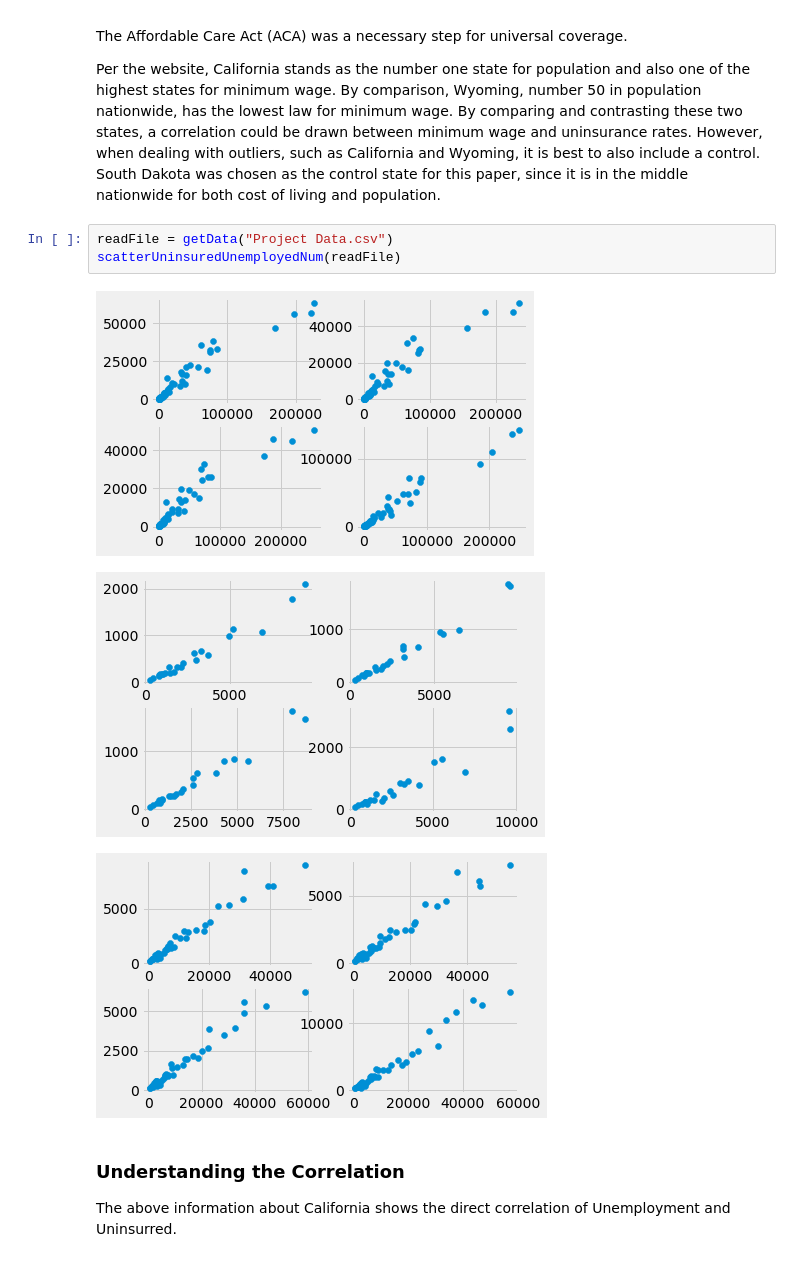
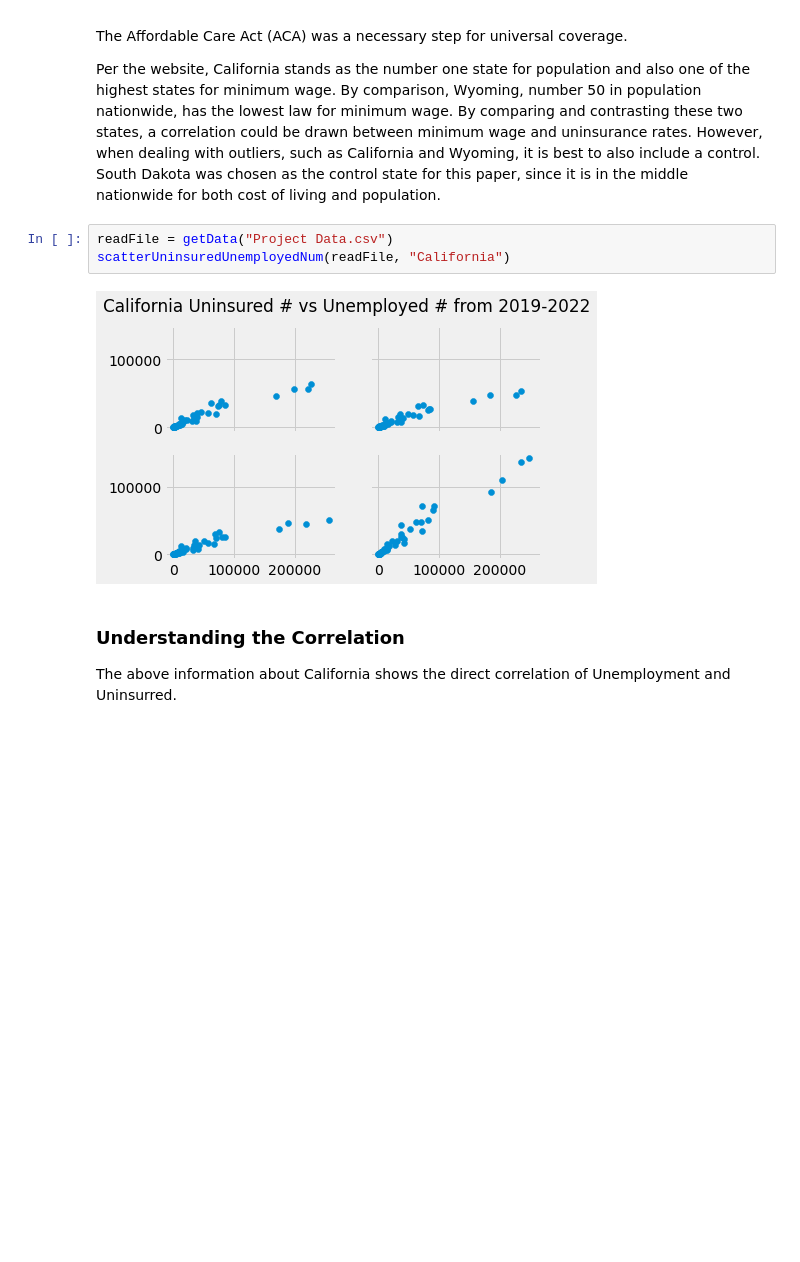
Before and after one commit to StevenWerden/APCV-361-FA22-Final, a Jupyter notebook: Final_Diguardi_Werden_Siml.ipynb, the cells around one changed output. Drawn from its saved outputs; the diff is of its cells as text; blank space fills up the shorter version.

Commit message:
Updated Final Compilation
The stacked scatterplots are done and all the code specified by the outline is there.

```diff
--- a/Final_Diguardi_Werden_Siml.ipynb
+++ b/Final_Diguardi_Werden_Siml.ipynb
@@ -45,11 +45,9 @@ The Affordable Care Act (ACA) was a necessary step for universal coverage.
 Per the website, California stands as the number one state for population and also one of the highest states for minimum wage. By comparison, Wyoming, number 50 in population nationwide, has the lowest law for minimum wage. By comparing and contrasting these two states, a correlation could be drawn between minimum wage and uninsurance rates. However, when dealing with outliers, such as California and Wyoming, it is best to also include a control. South Dakota was chosen as the control state for this paper, since it is in the middle nationwide for both cost of living and population.
 # %%
 readFile = getData("Project Data.csv")
-scatterUninsuredUnemployedNum(readFile)
+scatterUninsuredUnemployedNum(readFile, "California")
 # %% [output]
-[figure, old version]
+[figure, new version]
-[figure, removed]
-[figure, removed]
 # %% [markdown]
 ### Understanding the Correlation
 The above information about California shows the direct correlation of Unemployment and Uninsurred.
```
Also changed, not shown: parts of 8 cells of this notebook.
